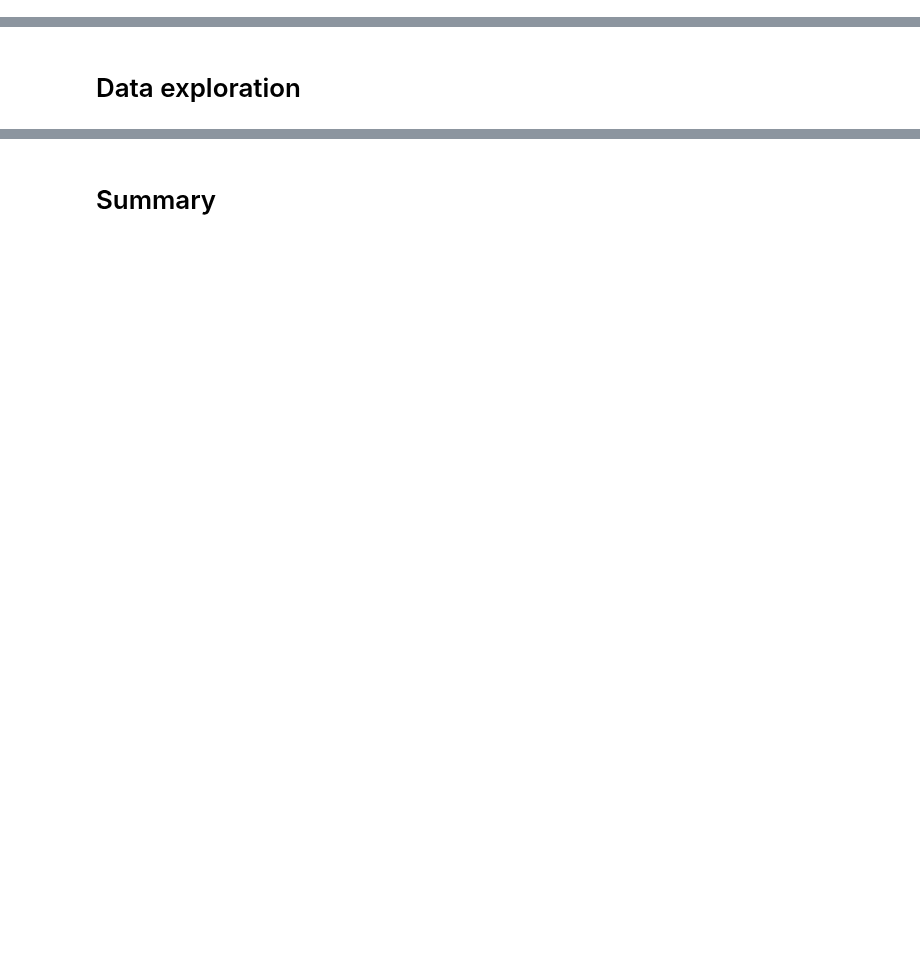
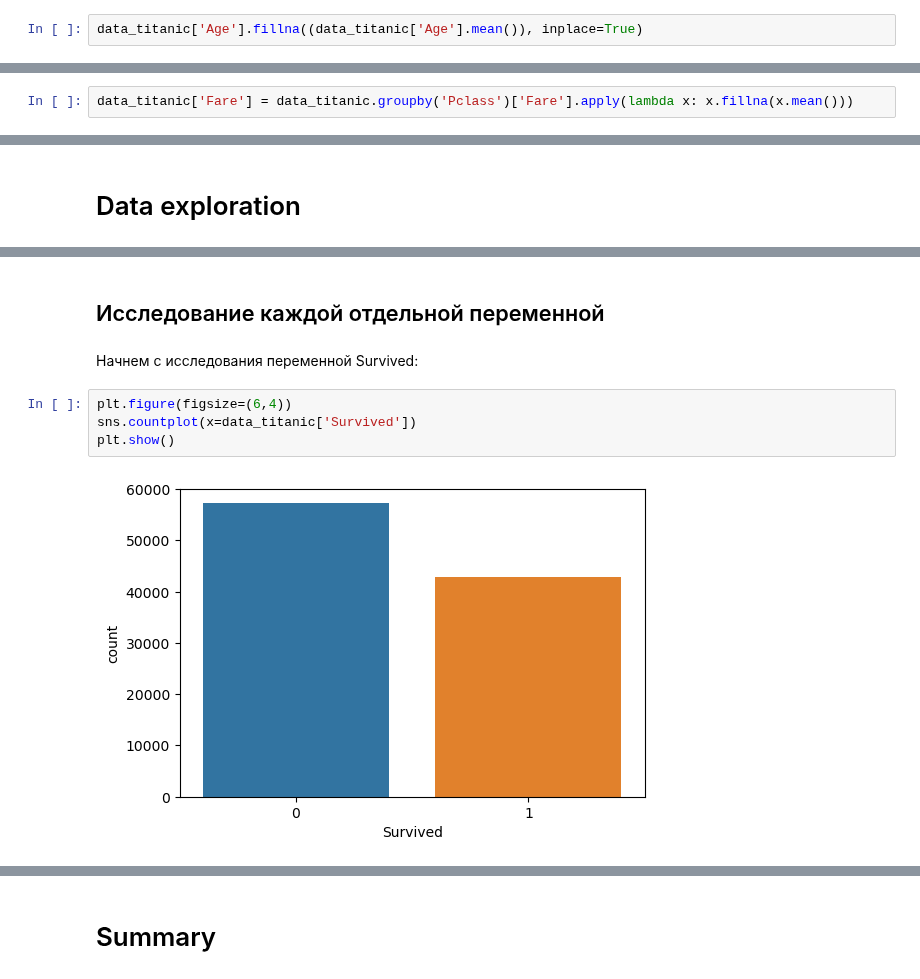
Before and after one commit to AlexeyZubar/second, a Jupyter notebook: eda.ipynb, the cells around one changed output, grey strips where cells are left out. Cells and saved outputs as stored; diff of their text form; blank space fills up the shorter version.

```diff
--- a/eda.ipynb
+++ b/eda.ipynb
@@ -77,0 +124,2 @@ memory usage: 9.2+ MB
+# %%
+data_titanic['Age'].fillna((data_titanic['Age'].mean()), inplace=True)
@@ -77,0 +138,2 @@ memory usage: 9.2+ MB
+# %%
+data_titanic['Fare'] = data_titanic.groupby('Pclass')['Fare'].apply(lambda x: x.fillna(x.mean()))
@@ -79,0 +219,10 @@ memory usage: 9.2+ MB
+# %% [markdown]
+## Исследование каждой отдельной переменной
+# %% [markdown]
+Начнем с исследования переменной Survived:
+# %%
+plt.figure(figsize=(6,4))
+sns.countplot(x=data_titanic['Survived'])
+plt.show()
+# %% [output]
+[figure, added]
```
Also changed, not shown: parts of 58 cells of this notebook.
